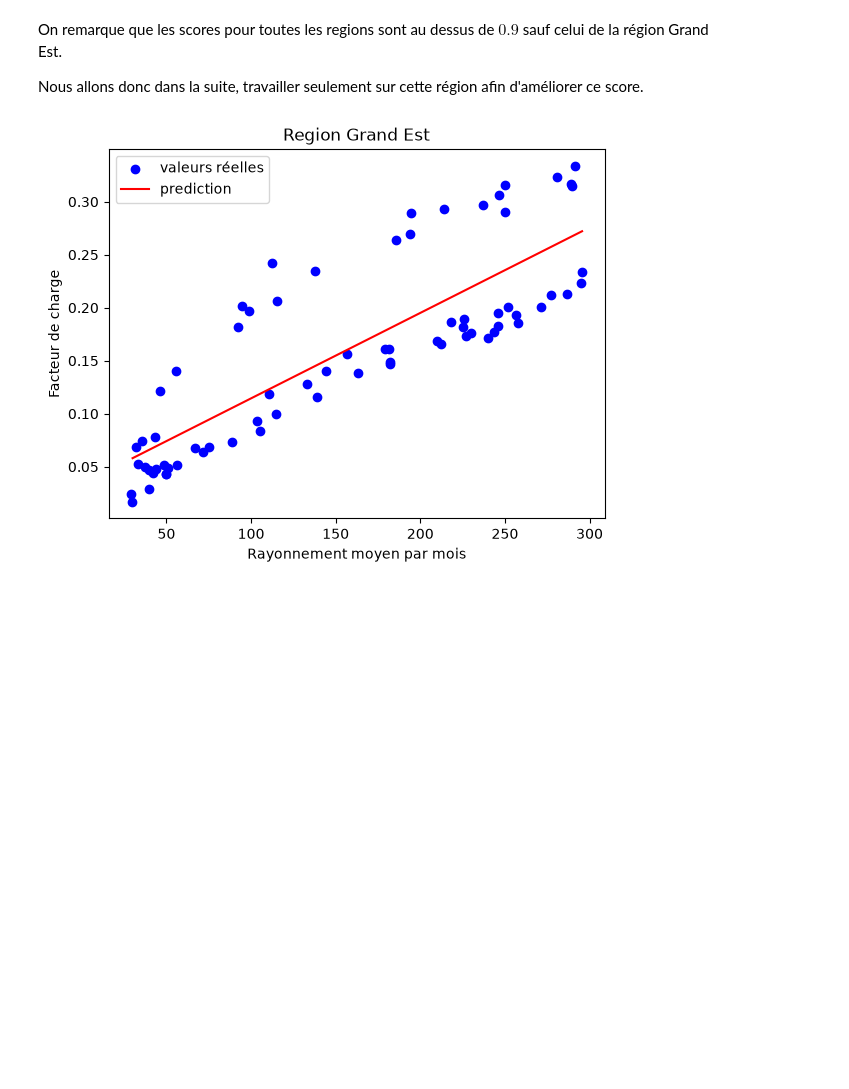
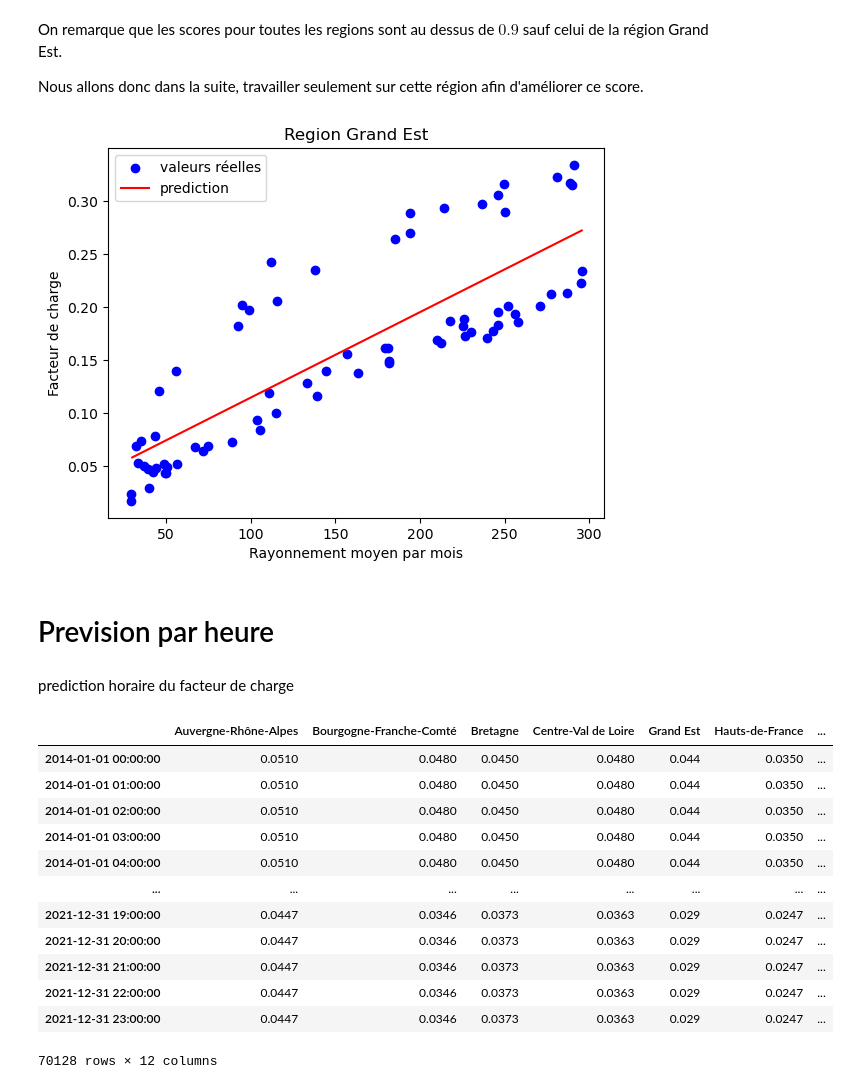
Before and after one commit to Troisieme-111/VRE-France-project, a Jupyter notebook: project_vre.ipynb, the cells around one changed output. Drawn from its saved outputs; the diff is of its cells as text; code cells hidden in the pictures; blank space fills up the shorter version.

```diff
--- a/project_vre.ipynb
+++ b/project_vre.ipynb
@@ -254,7 +262,7 @@ region = 'Grand Est'
 model_GE = dict_models[region]
 X_train = df_monthly_reg_join[region].to_numpy()
 y_train = df_energy_join[region].to_numpy()
-x = np.linspace(X_train.min(), X_train.max(), 30)
+x = np.linspace(np.max(X_train), 30)
 X = x.reshape((-1,1))
 y_predict = model_GE.predict(X)
 plt.scatter(X_train, y_train, color='b', label='valeurs réelles')
@@ -265,4 +273,8 @@ plt.title(f'Region {region}')
 plt.legend()
 plt.show()
 # %% [output]
-[figure, old version]
+[figure, new version]
+# %% [markdown]
+# Prevision par heure
+# %% [markdown]
+prediction horaire du facteur de charge
@@ -268,0 +286,16 @@ plt.show()
+# %%
+df_energy_h
+# %% [output]
+|  | Auvergne-Rhône-Alpes | Bourgogne-Franche-Comté | Bretagne | Centre-Val de Loire | Grand Est | Hauts-de-France | ... |
+| 2014-01-01 00:00:00 | 0.0510 | 0.0480 | 0.0450 | 0.0480 | 0.044 | 0.0350 | ... |
+| 2014-01-01 01:00:00 | 0.0510 | 0.0480 | 0.0450 | 0.0480 | 0.044 | 0.0350 | ... |
+| 2014-01-01 02:00:00 | 0.0510 | 0.0480 | 0.0450 | 0.0480 | 0.044 | 0.0350 | ... |
+| 2014-01-01 03:00:00 | 0.0510 | 0.0480 | 0.0450 | 0.0480 | 0.044 | 0.0350 | ... |
+| 2014-01-01 04:00:00 | 0.0510 | 0.0480 | 0.0450 | 0.0480 | 0.044 | 0.0350 | ... |
+| ... | ... | ... | ... | ... | ... | ... | ... |
+| 2021-12-31 19:00:00 | 0.0447 | 0.0346 | 0.0373 | 0.0363 | 0.029 | 0.0247 | ... |
+| 2021-12-31 20:00:00 | 0.0447 | 0.0346 | 0.0373 | 0.0363 | 0.029 | 0.0247 | ... |
+| 2021-12-31 21:00:00 | 0.0447 | 0.0346 | 0.0373 | 0.0363 | 0.029 | 0.0247 | ... |
+| 2021-12-31 22:00:00 | 0.0447 | 0.0346 | 0.0373 | 0.0363 | 0.029 | 0.0247 | ... |
+| 2021-12-31 23:00:00 | 0.0447 | 0.0346 | 0.0373 | 0.0363 | 0.029 | 0.0247 | ... |
+70128 rows × 12 columns
```
Also changed, not shown: parts of 23 cells of this notebook.
